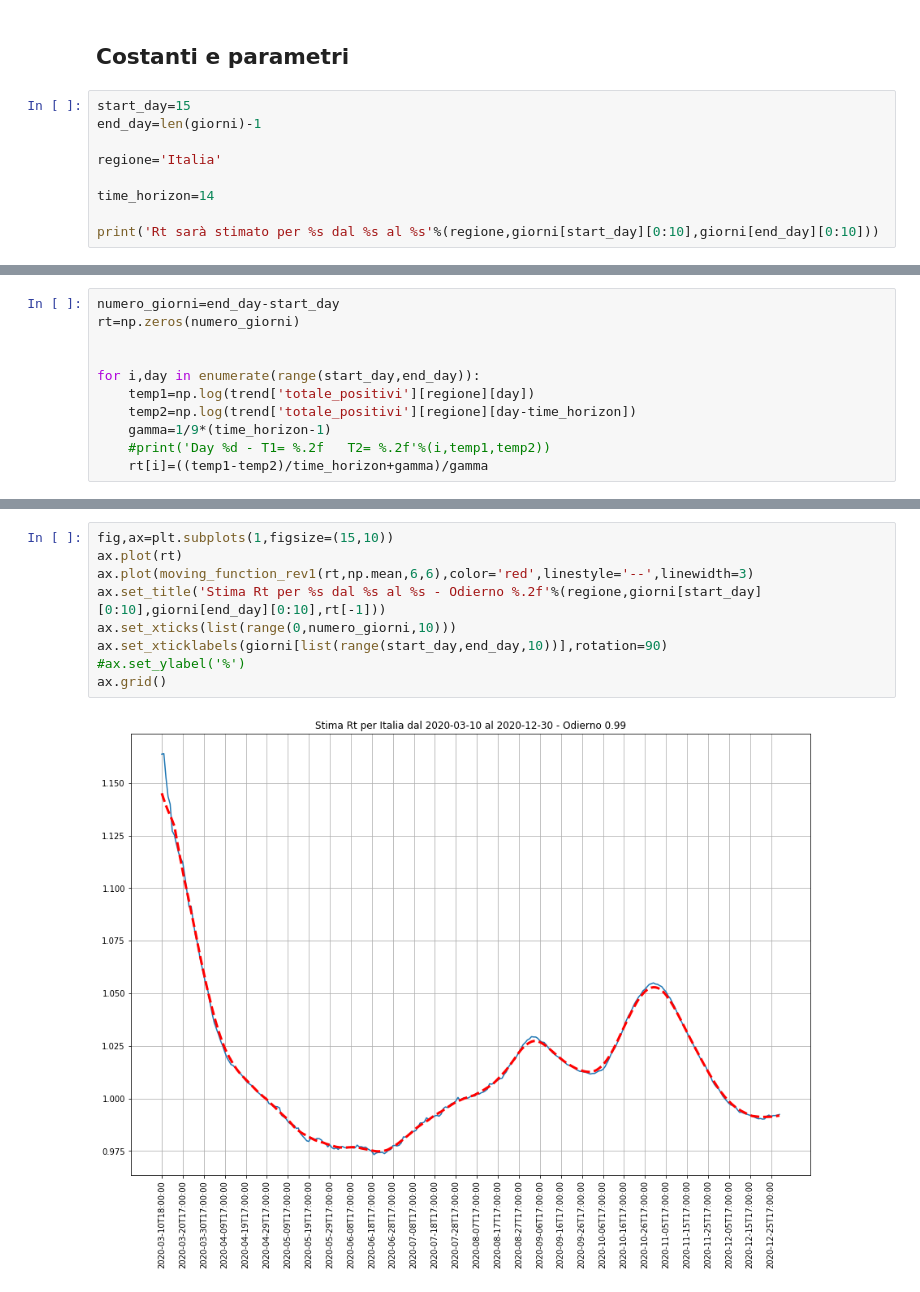
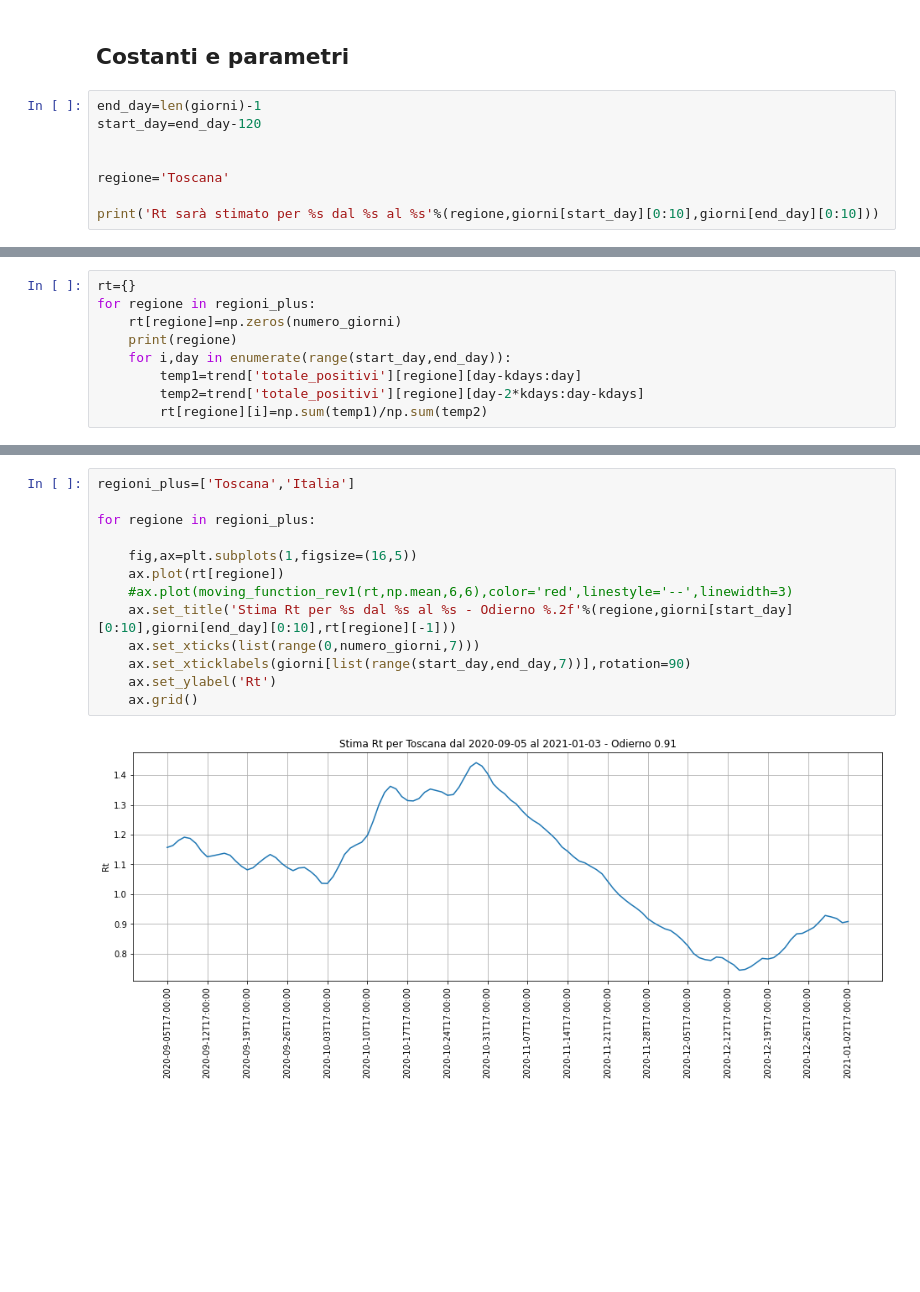
Before and after one commit to taracchi/covid, a Jupyter notebook: studio_rt.ipynb, the cells around one changed output, grey strips where cells are left out. Drawn from its saved outputs; the diff is of its cells as text; blank space fills up the shorter version.

```diff
--- a/studio_rt.ipynb
+++ b/studio_rt.ipynb
@@ -32,12 +24,11 @@ Ultimo giorno: 2020-12-30T17:00:00
 # %% [markdown]
 ## Costanti e parametri
 # %%
-start_day=15
 end_day=len(giorni)-1
+start_day=end_day-120
 
-regione='Italia'
 
-time_horizon=14
+regione='Toscana'
 
 print('Rt sarà stimato per %s dal %s al %s'%(regione,giorni[start_day][0:10],giorni[end_day][0:10]))
 # %% [output]
@@ -49,11 +47,9 @@ https://www.scienzainrete.it/articolo/modo-semplice-calcolare-rt/roberto-battist
 # %%
-numero_giorni=end_day-start_day
-rt=np.zeros(numero_giorni)
-
-
-for i,day in enumerate(range(start_day,end_day)):
-    temp1=np.log(trend['totale_positivi'][regione][day])
-    temp2=np.log(trend['totale_positivi'][regione][day-time_horizon])
-    gamma=1/9*(time_horizon-1)
-    #print('Day %d - T1= %.2f   T2= %.2f'%(i,temp1,temp2))
-    rt[i]=((temp1-temp2)/time_horizon+gamma)/gamma
+rt={}
+for regione in regioni_plus:
+    rt[regione]=np.zeros(numero_giorni)
+    print(regione)
+    for i,day in enumerate(range(start_day,end_day)):
+        temp1=trend['totale_positivi'][regione][day-kdays:day]
+        temp2=trend['totale_positivi'][regione][day-2*kdays:day-kdays]
+        rt[regione][i]=np.sum(temp1)/np.sum(temp2)
@@ -60,11 +74,15 @@ for i,day in enumerate(range(start_day,end_day)):
 # %%
-fig,ax=plt.subplots(1,figsize=(15,10))
-ax.plot(rt)
-ax.plot(moving_function_rev1(rt,np.mean,6,6),color='red',linestyle='--',linewidth=3)
-ax.set_title('Stima Rt per %s dal %s al %s - Odierno %.2f'%(regione,giorni[start_day][0:10],giorni[end_day][0:10],rt[-1]))
-ax.set_xticks(list(range(0,numero_giorni,10)))
-ax.set_xticklabels(giorni[list(range(start_day,end_day,10))],rotation=90)
-#ax.set_ylabel('%')
-ax.grid()
+regioni_plus=['Toscana','Italia']
+
+for regione in regioni_plus:
+
+    fig,ax=plt.subplots(1,figsize=(16,5))
+    ax.plot(rt[regione])
+    #ax.plot(moving_function_rev1(rt,np.mean,6,6),color='red',linestyle='--',linewidth=3)
+    ax.set_title('Stima Rt per %s dal %s al %s - Odierno %.2f'%(regione,giorni[start_day][0:10],giorni[end_day][0:10],rt[regione][-1]))
+    ax.set_xticks(list(range(0,numero_giorni,7)))
+    ax.set_xticklabels(giorni[list(range(start_day,end_day,7))],rotation=90)
+    ax.set_ylabel('Rt')
+    ax.grid()
 # %% [output]
-[figure, old version]
+[figure, new version]
```
Also changed, not shown: parts of 13 cells of this notebook, 9 other files.
